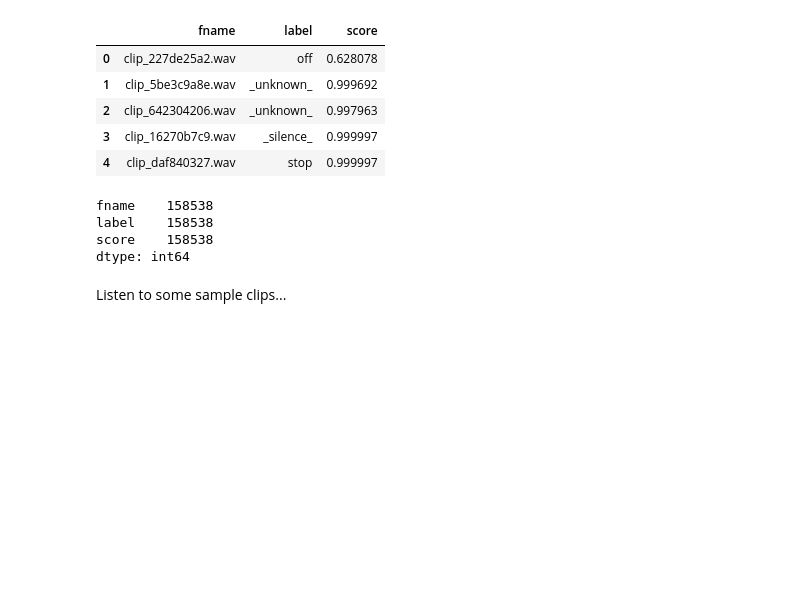
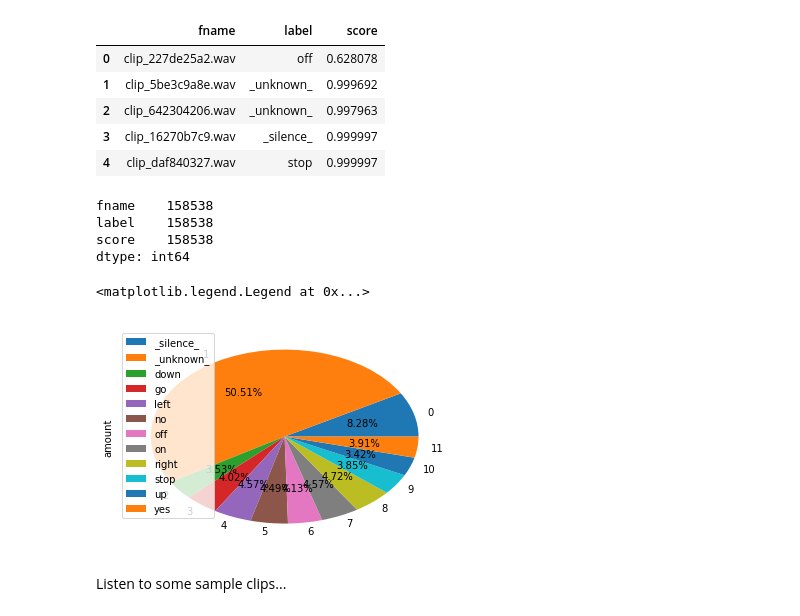
Before and after one commit to Agent007/tensorflow-speech-recognition-challenge, a Jupyter notebook: predictions.ipynb, the cells around one changed output. Cells and saved outputs as stored; diff of their text form; code cells hidden in the pictures; blank space fills up the shorter version.

Commit message:
added pie charts to see test data label percentages and confidence thresholds

```diff
--- a/predictions.ipynb
+++ b/predictions.ipynb
@@ -20,6 +20,20 @@ fname    158538
 label    158538
 score    158538
 dtype: int64
+# %%
+%matplotlib inline
+
+from pandasql import sqldf
+import matplotlib.pyplot as plt
+
+pysqldf = lambda q: sqldf(q, globals())
+
+label_counts = pysqldf("SELECT label, COUNT(label) AS amount FROM predictions GROUP BY label")
+label_counts.plot(x='label', y='amount', kind='pie', legend=True, autopct='%1.2f%%')
+plt.legend(labels=label_counts.label, loc="best")
+# %% [output]
+<matplotlib.legend.Legend at 0x...>
+[figure, added]
 # %% [markdown]
 Listen to some sample clips...
 # %%
```
Also changed, not shown: parts of 3 cells of this notebook.
